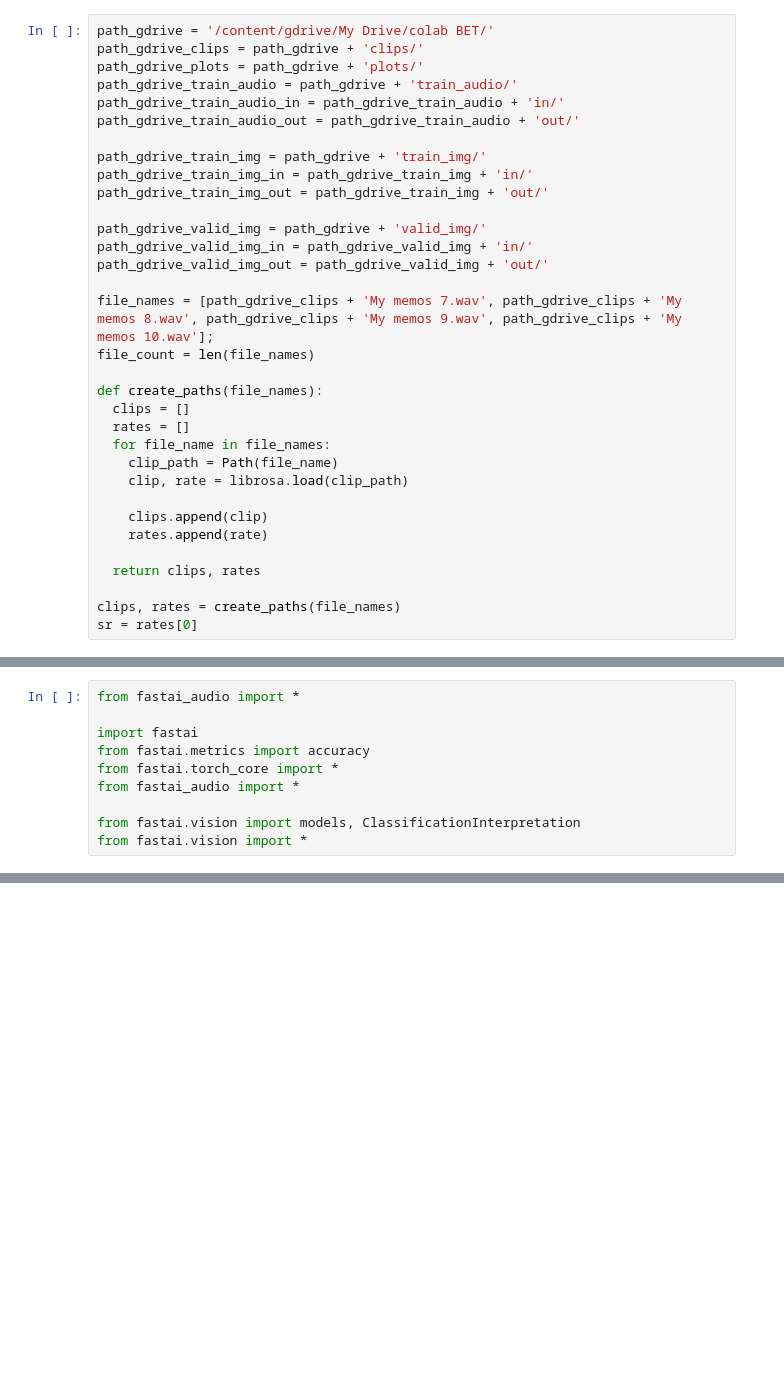
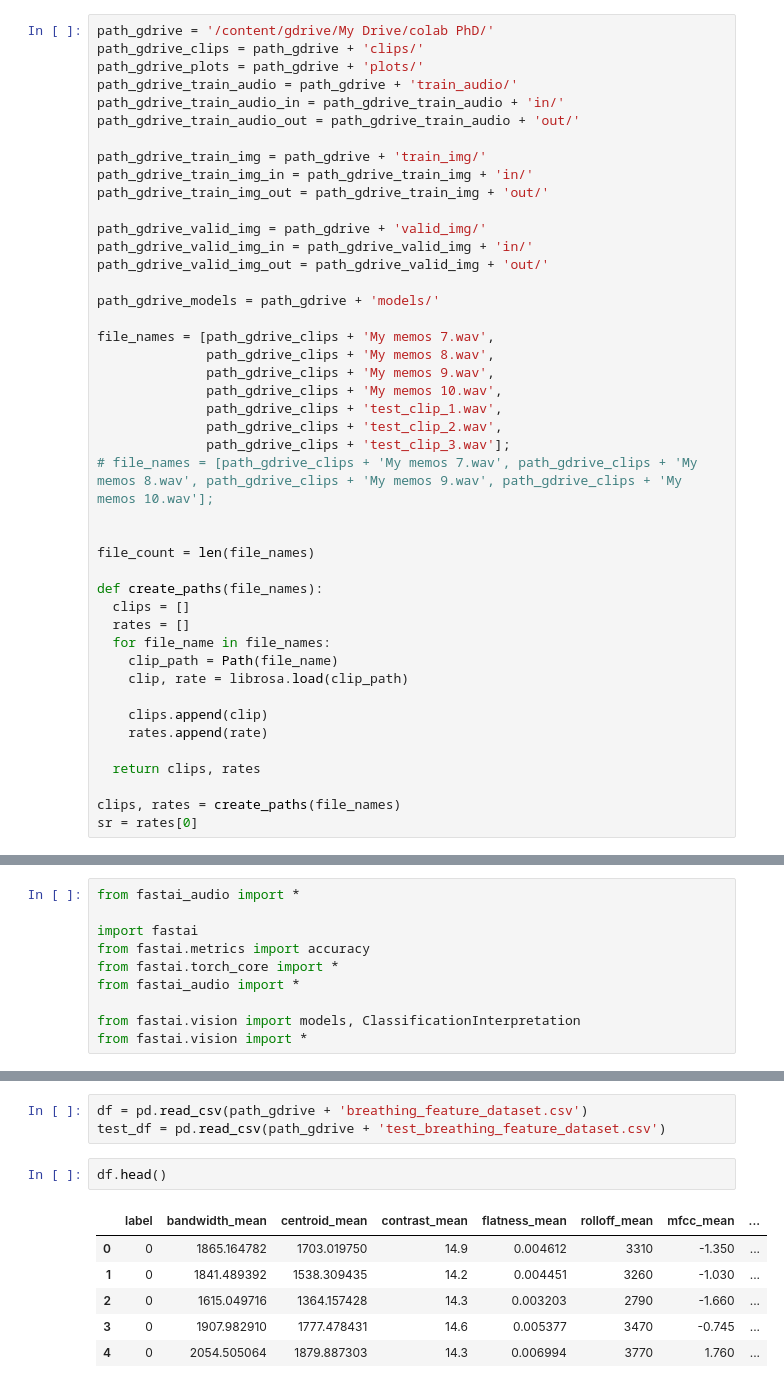
Before and after one commit to leowu4ever/Jupyter-Notebooks, a Jupyter notebook: experiments_breathing_signal.ipynb, the cells around one changed output, grey strips where cells are left out. Cells and saved outputs as stored; diff of their text form; blank space fills up the shorter version.

```diff
--- a/experiments_breathing_signal.ipynb
+++ b/experiments_breathing_signal.ipynb
@@ -38,5 +50,5 @@ sys.path.insert(0,'/content/gdrive/My Drive/colab BET')
 # %%
-path_gdrive = '/content/gdrive/My Drive/colab BET/'
+path_gdrive = '/content/gdrive/My Drive/colab PhD/'
 path_gdrive_clips = path_gdrive + 'clips/'
 path_gdrive_plots = path_gdrive + 'plots/'
 path_gdrive_train_audio = path_gdrive + 'train_audio/'
@@ -51,7 +63,18 @@ path_gdrive_valid_img = path_gdrive + 'valid_img/'
 path_gdrive_valid_img_in = path_gdrive_valid_img + 'in/'
 path_gdrive_valid_img_out = path_gdrive_valid_img + 'out/'
 
-file_names = [path_gdrive_clips + 'My memos 7.wav', path_gdrive_clips + 'My memos 8.wav', path_gdrive_clips + 'My memos 9.wav', path_gdrive_clips + 'My memos 10.wav'];
+path_gdrive_models = path_gdrive + 'models/'
+
+file_names = [path_gdrive_clips + 'My memos 7.wav',
+              path_gdrive_clips + 'My memos 8.wav',
+              path_gdrive_clips + 'My memos 9.wav',
+              path_gdrive_clips + 'My memos 10.wav',
+              path_gdrive_clips + 'test_clip_1.wav',
+              path_gdrive_clips + 'test_clip_2.wav',
+              path_gdrive_clips + 'test_clip_3.wav'];
+# file_names = [path_gdrive_clips + 'My memos 7.wav', path_gdrive_clips + 'My memos 8.wav', path_gdrive_clips + 'My memos 9.wav', path_gdrive_clips + 'My memos 10.wav'];
+
+
 file_count = len(file_names)
 
 def create_paths(file_names):
@@ -837,0 +1078,12 @@ learner.fit_one_cycle(1,1e-2)
+# %%
+df = pd.read_csv(path_gdrive + 'breathing_feature_dataset.csv')
+test_df = pd.read_csv(path_gdrive + 'test_breathing_feature_dataset.csv')
+# %%
+df.head()
+# %% [output]
+|  | label | bandwidth_mean | centroid_mean | contrast_mean | flatness_mean | rolloff_mean | mfcc_mean | ... |
+| 0 | 0 | 1865.164782 | 1703.019750 | 14.9 | 0.004612 | 3310 | -1.350 | ... |
+| 1 | 0 | 1841.489392 | 1538.309435 | 14.2 | 0.004451 | 3260 | -1.030 | ... |
+| 2 | 0 | 1615.049716 | 1364.157428 | 14.3 | 0.003203 | 2790 | -1.660 | ... |
+| 3 | 0 | 1907.982910 | 1777.478431 | 14.6 | 0.005377 | 3470 | -0.745 | ... |
+| 4 | 0 | 2054.505064 | 1879.887303 | 14.3 | 0.006994 | 3770 | 1.760 | ... |
```
Also changed, not shown: parts of 52 cells of this notebook.
